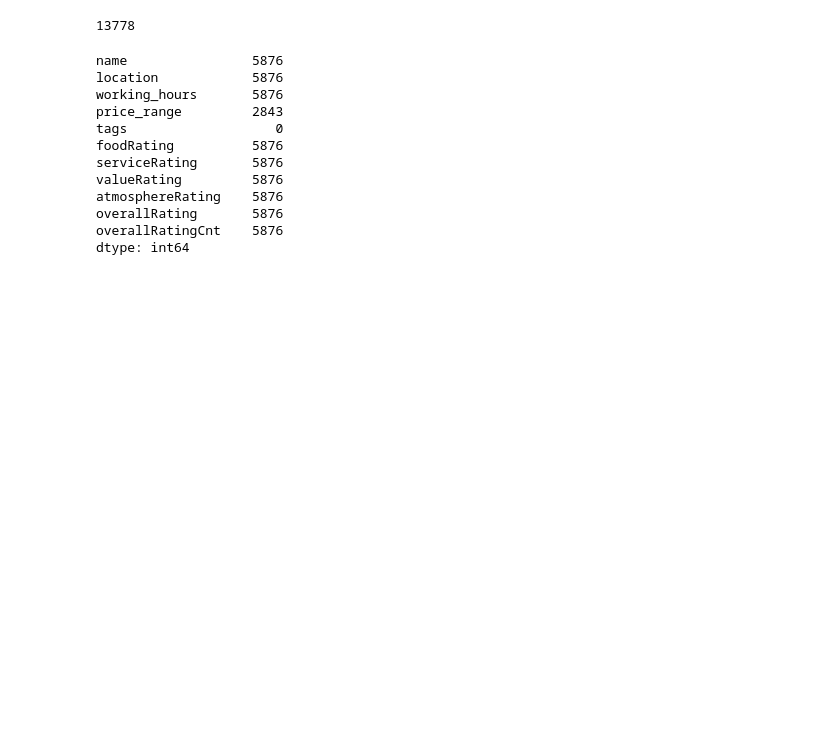
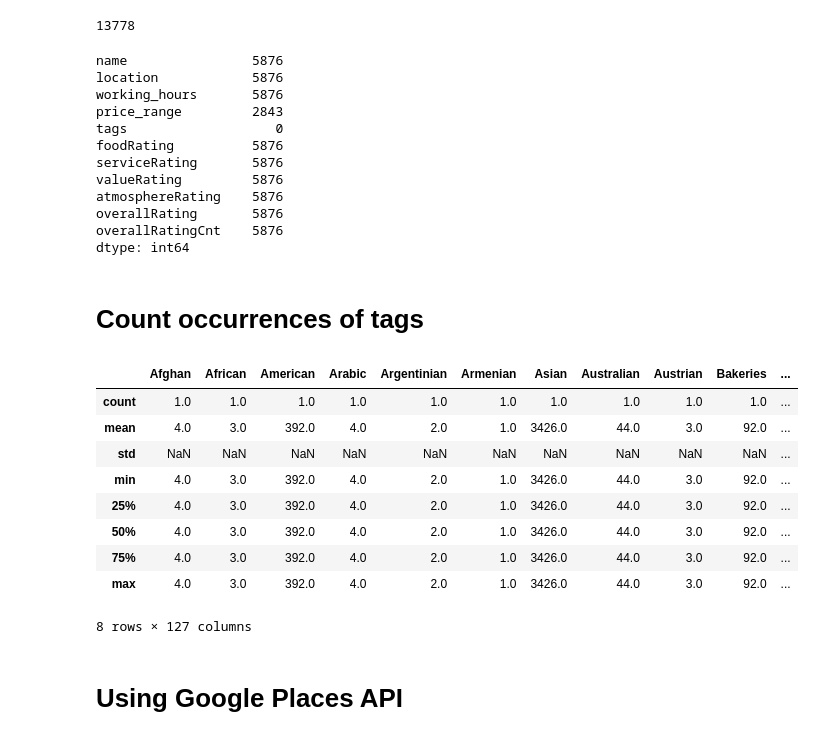
Before and after one commit to Enigmatrix/planlah, a Jupyter notebook: recommender/src/data/restaurant.ipynb, the cells around one changed output. Cells and saved outputs as stored; diff of their text form; code cells hidden in the pictures; blank space fills up the shorter version.

Commit message:
feat(data): Restaurant data

```diff
--- a/recommender/src/data/restaurant.ipynb
+++ b/recommender/src/data/restaurant.ipynb
@@ -195,3 +234,31 @@ atmosphereRating    5876
 overallRating       5876
 overallRatingCnt    5876
 dtype: int64
+# %% [markdown]
+# Count occurrences of tags
+# %%
+tag_count = {
+    t: 0 for t in final_tags
+}
+# %%
+for idx, row in dataset.iterrows():
+    for t in final_tags:
+        if row[t] != 0:
+            tag_count[t] = tag_count[t] + 1
+# %%
+tag_df = pd.DataFrame([tag_count])
+# %%
+tag_df.describe()
+# %% [output]
+|  | Afghan | African | American | Arabic | Argentinian | Armenian | Asian | Australian | Austrian | Bakeries | ... |
+| count | 1.0 | 1.0 | 1.0 | 1.0 | 1.0 | 1.0 | 1.0 | 1.0 | 1.0 | 1.0 | ... |
+| mean | 4.0 | 3.0 | 392.0 | 4.0 | 2.0 | 1.0 | 3426.0 | 44.0 | 3.0 | 92.0 | ... |
+| std | NaN | NaN | NaN | NaN | NaN | NaN | NaN | NaN | NaN | NaN | ... |
+| min | 4.0 | 3.0 | 392.0 | 4.0 | 2.0 | 1.0 | 3426.0 | 44.0 | 3.0 | 92.0 | ... |
+| 25% | 4.0 | 3.0 | 392.0 | 4.0 | 2.0 | 1.0 | 3426.0 | 44.0 | 3.0 | 92.0 | ... |
+| 50% | 4.0 | 3.0 | 392.0 | 4.0 | 2.0 | 1.0 | 3426.0 | 44.0 | 3.0 | 92.0 | ... |
+| 75% | 4.0 | 3.0 | 392.0 | 4.0 | 2.0 | 1.0 | 3426.0 | 44.0 | 3.0 | 92.0 | ... |
+| max | 4.0 | 3.0 | 392.0 | 4.0 | 2.0 | 1.0 | 3426.0 | 44.0 | 3.0 | 92.0 | ... |
+8 rows × 127 columns
+# %% [markdown]
+# Using Google Places API
```
Also changed, not shown: parts of 6 cells of this notebook, 7 other files.
